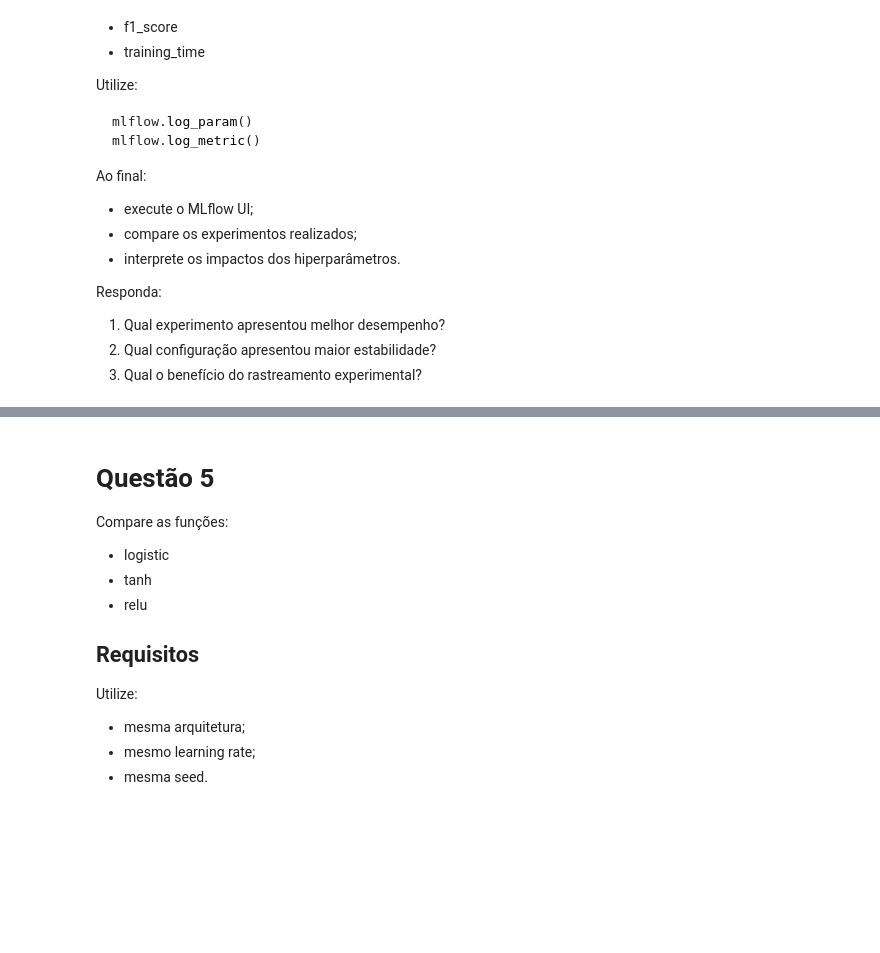
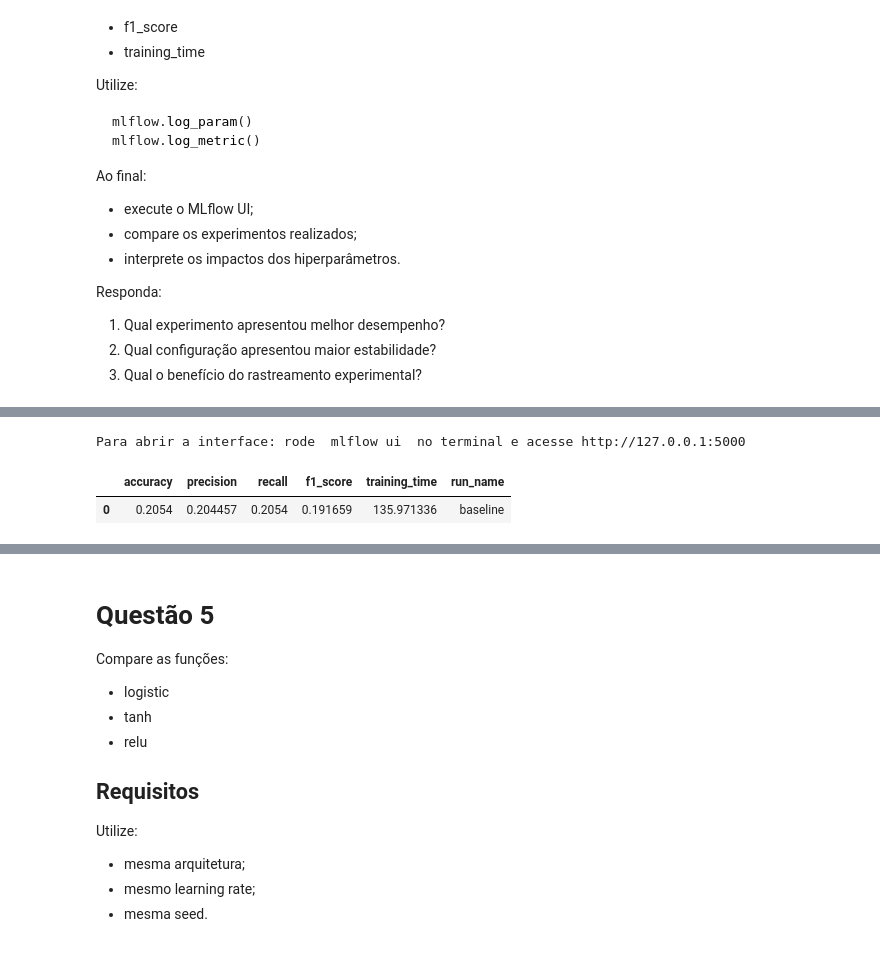
Before and after one commit to ddefbcourses/atividade-05-deep-learning-ii-cardozoguilherme, a Jupyter notebook: notebooks/assignment.ipynb, the cells around one changed output, grey strips where cells are left out. Cells and saved outputs as stored; diff of their text form; code cells hidden in the pictures; blank space fills up the shorter version.

```diff
--- a/notebooks/assignment.ipynb
+++ b/notebooks/assignment.ipynb
@@ -216,0 +423,49 @@ Responda:
+# %%
+def run_experiment(run_name, activation, hidden_layers, learning_rate,
+                   seed=SEED, max_iter=MAX_ITER, batch_size=BATCH_SIZE):
+    """Treina, avalia e registra um experimento no MLflow. Retorna (modelo, metricas)."""
+
+    with mlflow.start_run(run_name=run_name):
+
+        start = time.time()
+        model = train_mlp(
+            X_train, y_train,
+            activation, hidden_layers, learning_rate,
+            seed, max_iter, batch_size,
+        )
+        training_time = time.time() - start
+
+        metrics = evaluate(model, X_val, y_val)
+
+        # Parametros
+        mlflow.log_param("activation", activation)
+        mlflow.log_param("hidden_layers", str(hidden_layers))
+        mlflow.log_param("learning_rate", learning_rate)
+        mlflow.log_param("max_iter", max_iter)
+        mlflow.log_param("batch_size", batch_size)
+
+        # Metricas
+        for name, value in metrics.items():
+            mlflow.log_metric(name, value)
+        mlflow.log_metric("training_time", training_time)
+
+    metrics = dict(metrics)
+    metrics["training_time"] = training_time
+    metrics["run_name"] = run_name
+    return model, metrics
+
+
+# Experimento base, so para validar que o rastreamento esta funcionando.
+base_model, base_metrics = run_experiment(
+    run_name="baseline",
+    activation="relu",
+    hidden_layers=(128, 64),
+    learning_rate=0.001,
+)
+
+print("Para abrir a interface: rode  mlflow ui  no terminal e acesse http://127.0.0.1:5000")
+pd.DataFrame([base_metrics])
+# %% [output]
+Para abrir a interface: rode  mlflow ui  no terminal e acesse http://127.0.0.1:5000
+|  | accuracy | precision | recall | f1_score | training_time | run_name |
+| 0 | 0.2054 | 0.204457 | 0.2054 | 0.191659 | 135.971336 | baseline |
```
Also changed, not shown: parts of 38 cells of this notebook, 1 other file.
